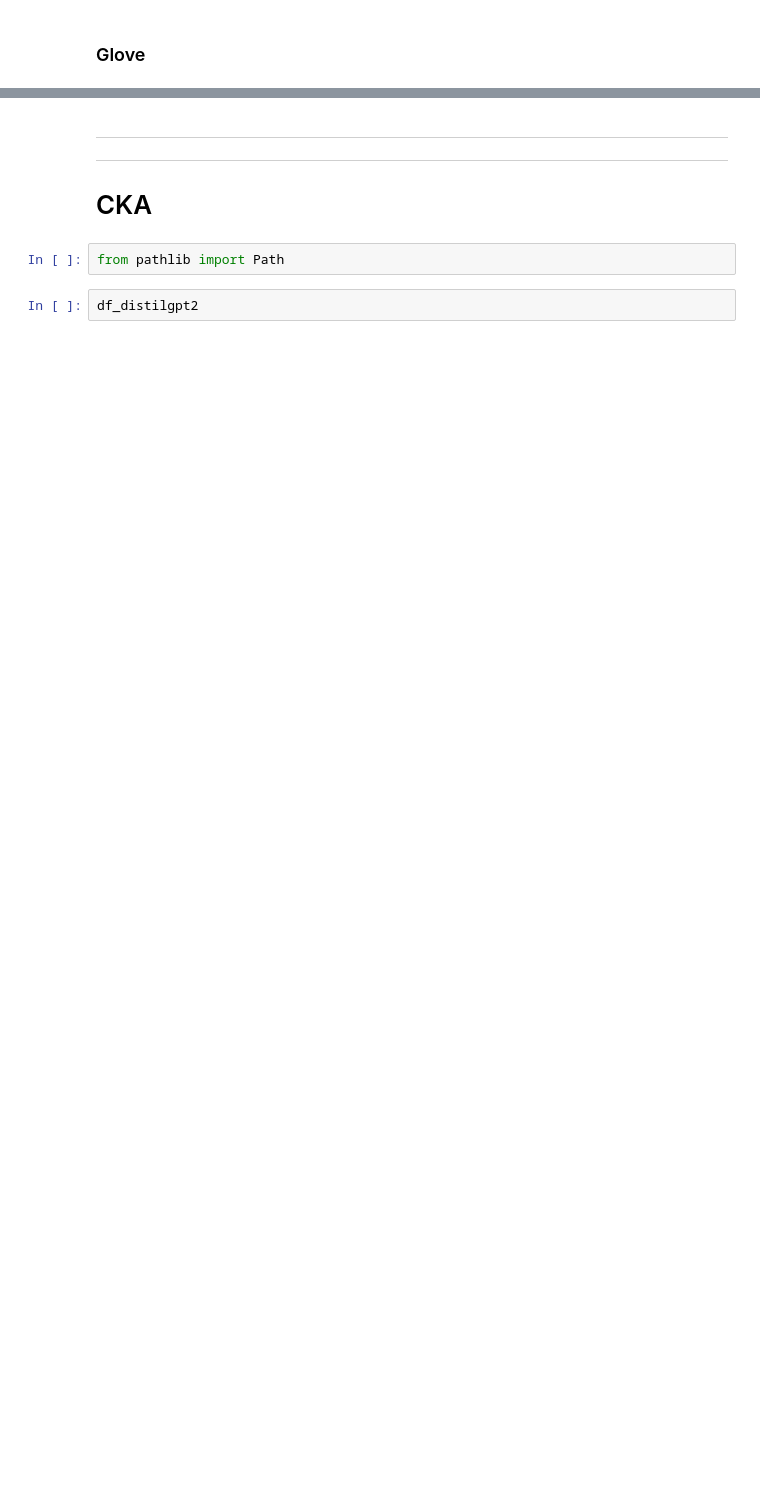
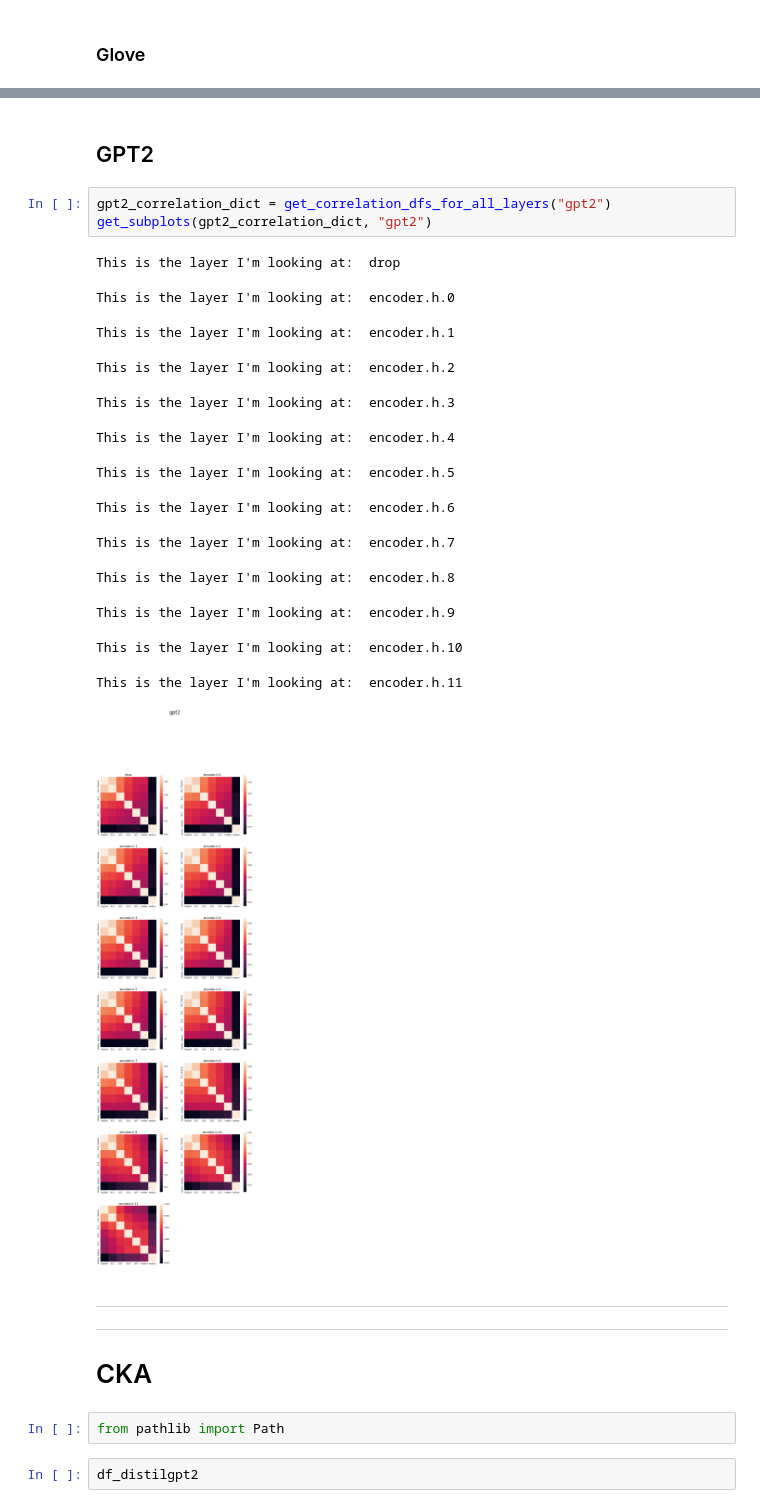
Before and after one commit to eghbalhosseini/neural-nlp-1, a Jupyter notebook: neural_nlp/analyze/neural-scrambled/model-activations.ipynb, the cells around one changed output, grey strips where cells are left out. Cells and saved outputs as stored; diff of their text form; blank space fills up the shorter version.

```diff
--- a/neural_nlp/analyze/neural-scrambled/model-activations.ipynb
+++ b/neural_nlp/analyze/neural-scrambled/model-activations.ipynb
@@ -267,3 +259,23 @@ This is the layer I'm looking at:  projection
+# %% [markdown]
+## GPT2
+# %%
+gpt2_correlation_dict = get_correlation_dfs_for_all_layers("gpt2")
+get_subplots(gpt2_correlation_dict, "gpt2")
+# %% [output]
+This is the layer I'm looking at:  drop
+This is the layer I'm looking at:  encoder.h.0
+This is the layer I'm looking at:  encoder.h.1
+This is the layer I'm looking at:  encoder.h.2
+This is the layer I'm looking at:  encoder.h.3
+This is the layer I'm looking at:  encoder.h.4
+This is the layer I'm looking at:  encoder.h.5
+This is the layer I'm looking at:  encoder.h.6
+This is the layer I'm looking at:  encoder.h.7
+This is the layer I'm looking at:  encoder.h.8
+This is the layer I'm looking at:  encoder.h.9
+This is the layer I'm looking at:  encoder.h.10
+This is the layer I'm looking at:  encoder.h.11
+[figure, added]
 # %% [markdown]
 ___________________________
 ___________________________
```
Also changed, not shown: parts of 19 cells of this notebook.
